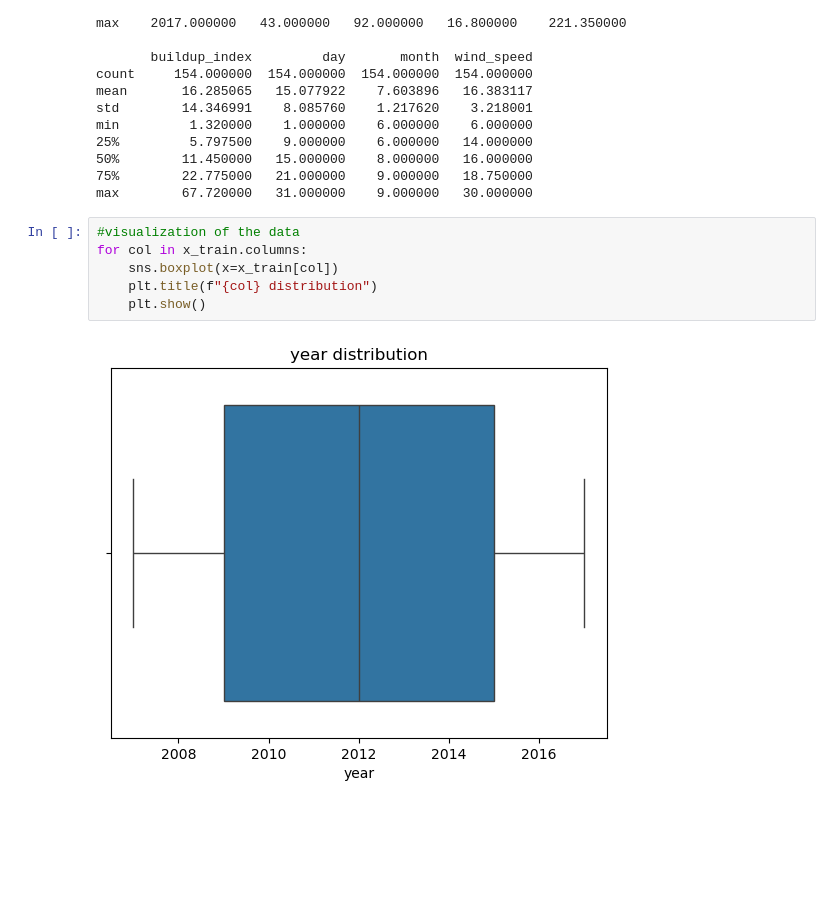
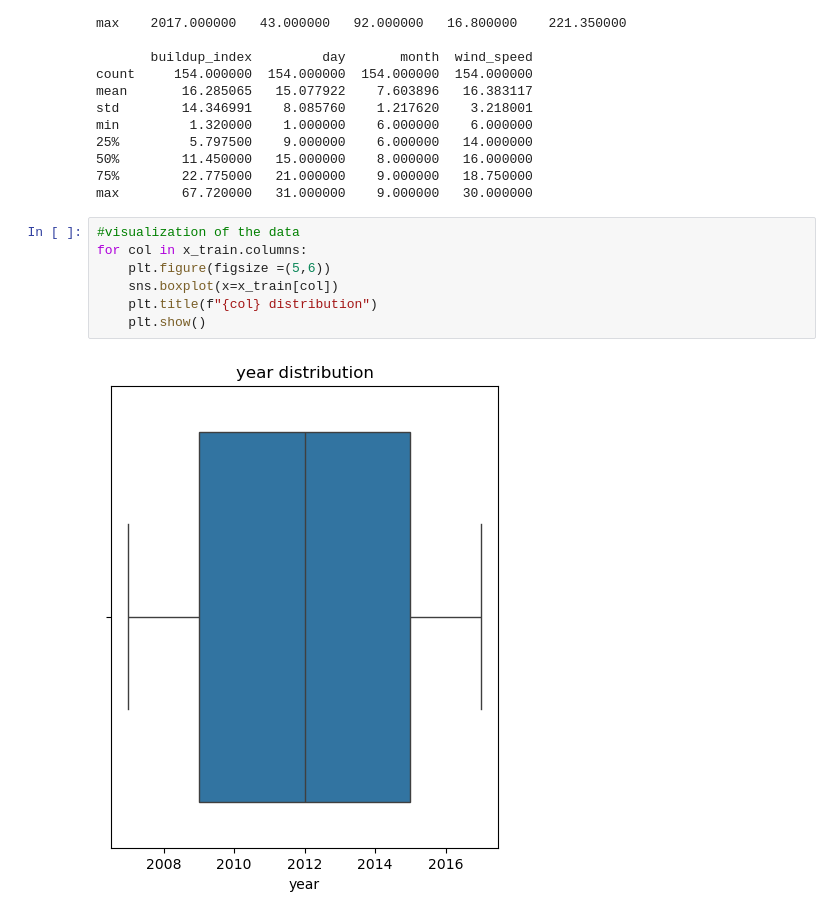
Before and after one commit to phoebe25246966/project, a Jupyter notebook: CT4101_A1_wong_phoebehuilei_code.ipynb, the cells around one changed output. Saved outputs shown, nothing was run; the diff lists cells and outputs as text; blank space fills up the shorter version.

```diff
--- a/CT4101_A1_wong_phoebehuilei_code.ipynb
+++ b/CT4101_A1_wong_phoebehuilei_code.ipynb
@@ -94,8 +96,9 @@ max        67.720000   31.000000    9.000000   30.000000
 # %%
 #visualization of the data
 for col in x_train.columns:
+    plt.figure(figsize =(5,6))
     sns.boxplot(x=x_train[col])
     plt.title(f"{col} distribution")
     plt.show()
 # %% [output]
-[figure, old version]
+[figure, new version]
```
Also changed, not shown: parts of 4 cells of this notebook.
